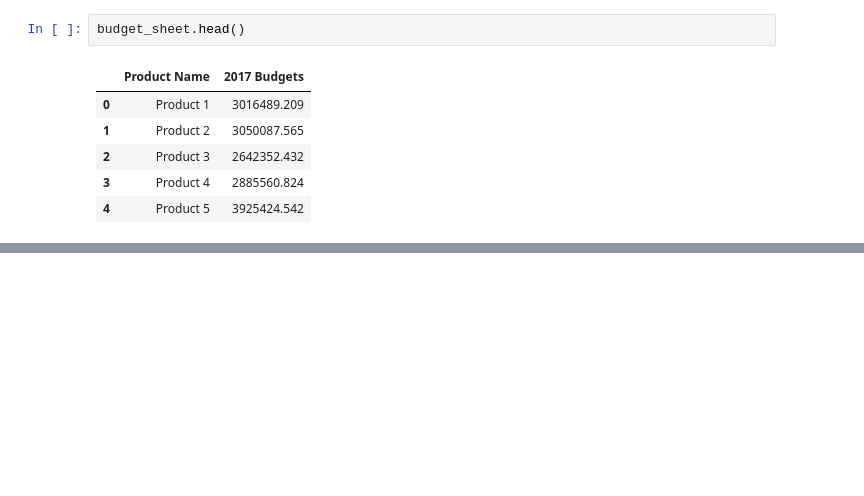
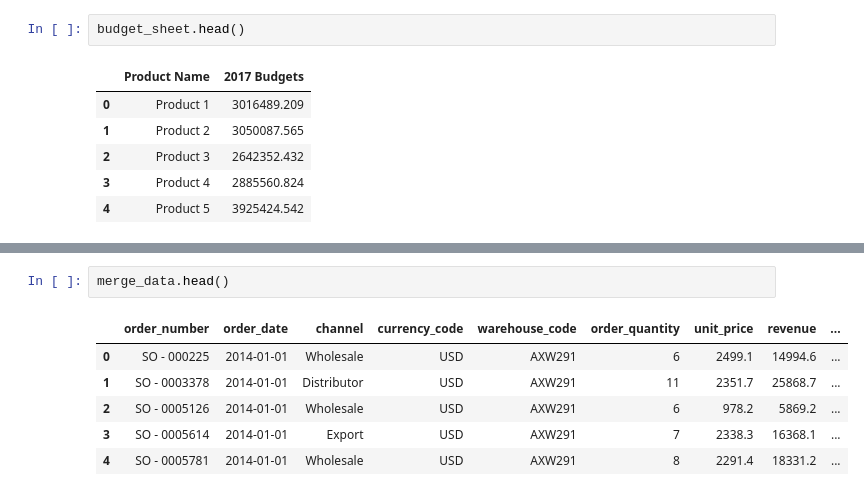
Before and after one commit to Manojg14/Sales-Analytics-Dashboard, a Jupyter notebook: Jupyter Notebook/Regional Sales Analysis.ipynb, the cells around one changed output, grey strips where cells are left out. Saved outputs shown, nothing was run; the diff lists cells and outputs as text; blank space fills up the shorter version.

```diff
--- a/Jupyter Notebook/Regional Sales Analysis.ipynb
+++ b/Jupyter Notebook/Regional Sales Analysis.ipynb
@@ -128,0 +424,9 @@ Budget Sheet Shape : (30, 2)
+# %%
+merge_data.head()
+# %% [output]
+|  | order_number | order_date | channel | currency_code | warehouse_code | order_quantity | unit_price | revenue | ... |
+| 0 | SO - 000225 | 2014-01-01 | Wholesale | USD | AXW291 | 6 | 2499.1 | 14994.6 | ... |
+| 1 | SO - 0003378 | 2014-01-01 | Distributor | USD | AXW291 | 11 | 2351.7 | 25868.7 | ... |
+| 2 | SO - 0005126 | 2014-01-01 | Wholesale | USD | AXW291 | 6 | 978.2 | 5869.2 | ... |
+| 3 | SO - 0005614 | 2014-01-01 | Export | USD | AXW291 | 7 | 2338.3 | 16368.1 | ... |
+| 4 | SO - 0005781 | 2014-01-01 | Wholesale | USD | AXW291 | 8 | 2291.4 | 18331.2 | ... |
```
Also changed, not shown: parts of 34 cells of this notebook, 1 other file.
